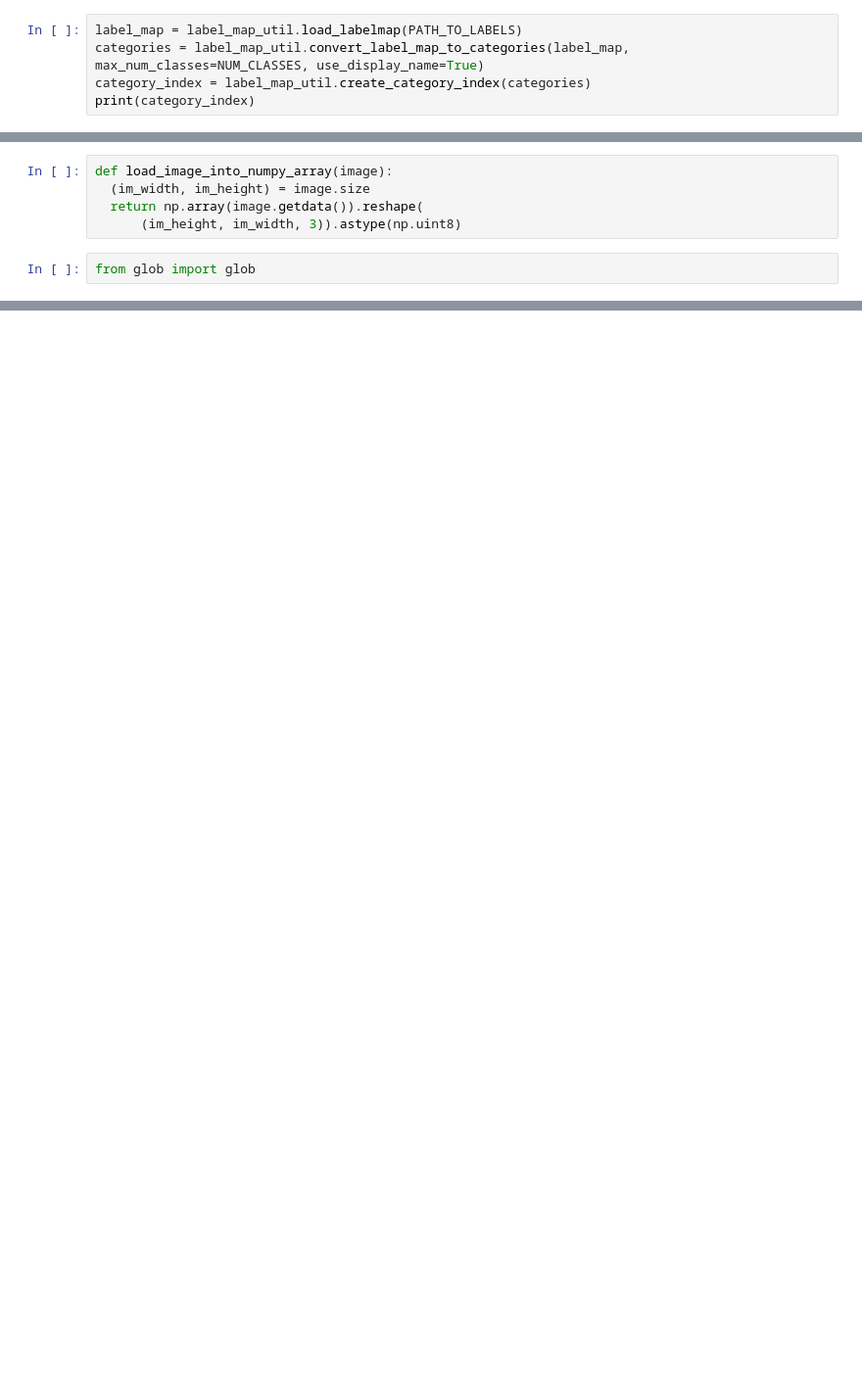
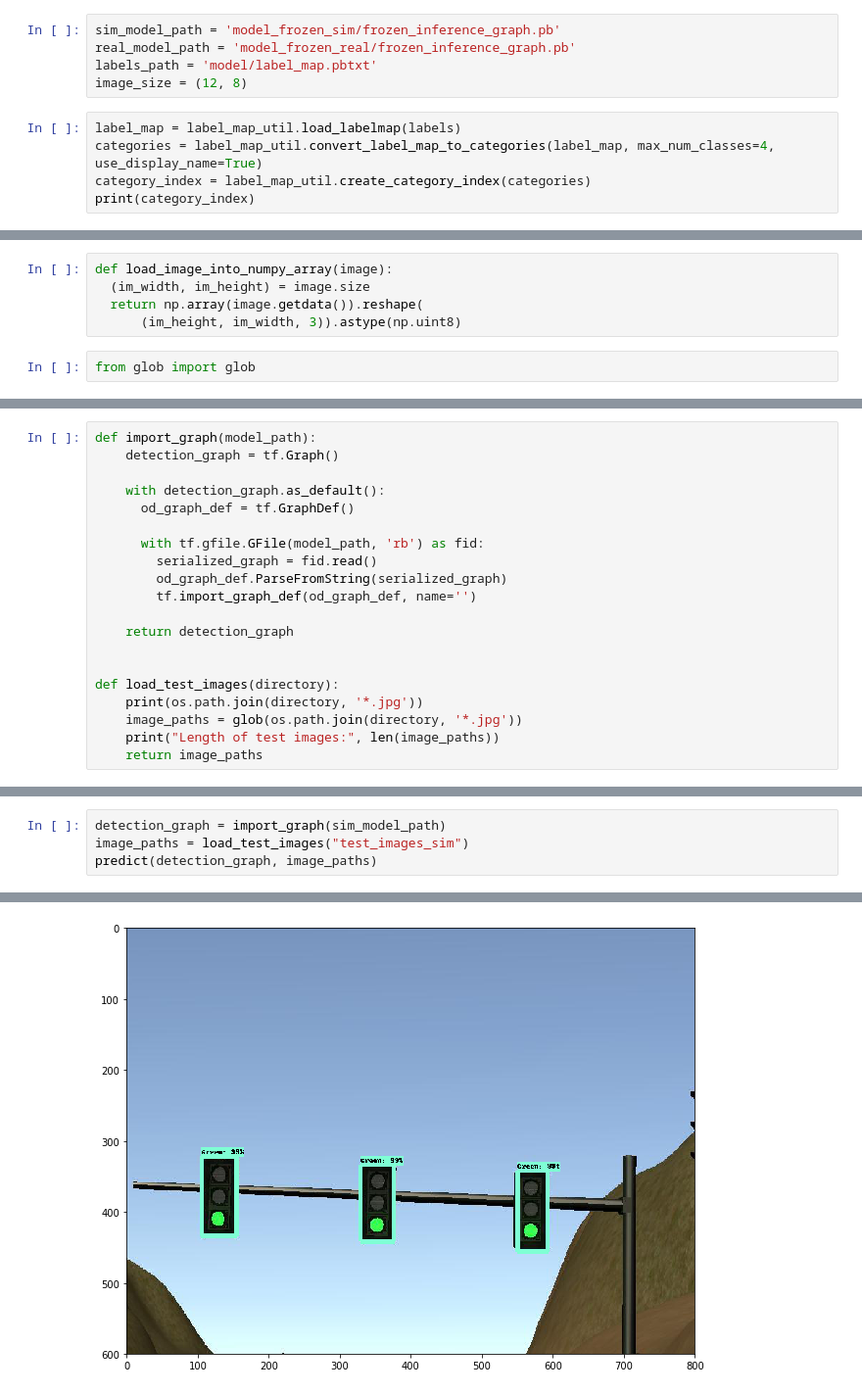
Before and after one commit to mkoehnke/CarND-Capstone-TrafficLightDetection, a Jupyter notebook: TrafficLightDetection.ipynb, the cells around one changed output, grey strips where cells are left out. Shown at 98% size. Cells and saved outputs as stored; diff of their text form; blank space fills up the shorter version.

```diff
--- a/TrafficLightDetection.ipynb
+++ b/TrafficLightDetection.ipynb
@@ -27,6 +20,11 @@ NUM_CLASSES = 14
+# %%
+sim_model_path = 'model_frozen_sim/frozen_inference_graph.pb'
+real_model_path = 'model_frozen_real/frozen_inference_graph.pb'
+labels_path = 'model/label_map.pbtxt'
+image_size = (12, 8)
 # %%
-label_map = label_map_util.load_labelmap(PATH_TO_LABELS)
-categories = label_map_util.convert_label_map_to_categories(label_map, max_num_classes=NUM_CLASSES, use_display_name=True)
+label_map = label_map_util.load_labelmap(labels)
+categories = label_map_util.convert_label_map_to_categories(label_map, max_num_classes=4, use_display_name=True)
 category_index = label_map_util.create_category_index(categories)
 print(category_index)
 # %% [output]
@@ -40,0 +41,20 @@ from glob import glob
+# %%
+def import_graph(model_path):
+    detection_graph = tf.Graph()
+
+    with detection_graph.as_default():
+      od_graph_def = tf.GraphDef()
+
+      with tf.gfile.GFile(model_path, 'rb') as fid:
+        serialized_graph = fid.read()
+        od_graph_def.ParseFromString(serialized_graph)
+        tf.import_graph_def(od_graph_def, name='')
+
+    return detection_graph
+
+
+def load_test_images(directory):
+    print(os.path.join(directory, '*.jpg'))
+    image_paths = glob(os.path.join(directory, '*.jpg'))
+    print("Length of test images:", len(image_paths))
+    return image_paths
@@ -188,0 +130,5 @@ Time in milliseconds 22.20296859741211
+# %%
+detection_graph = import_graph(sim_model_path)
+image_paths = load_test_images("test_images_sim")
+predict(detection_graph, image_paths)
+# %% [output]
@@ -188,0 +137 @@ Time in milliseconds 22.20296859741211
+[figure, added]
```
Also changed, not shown: parts of 11 cells of this notebook.
